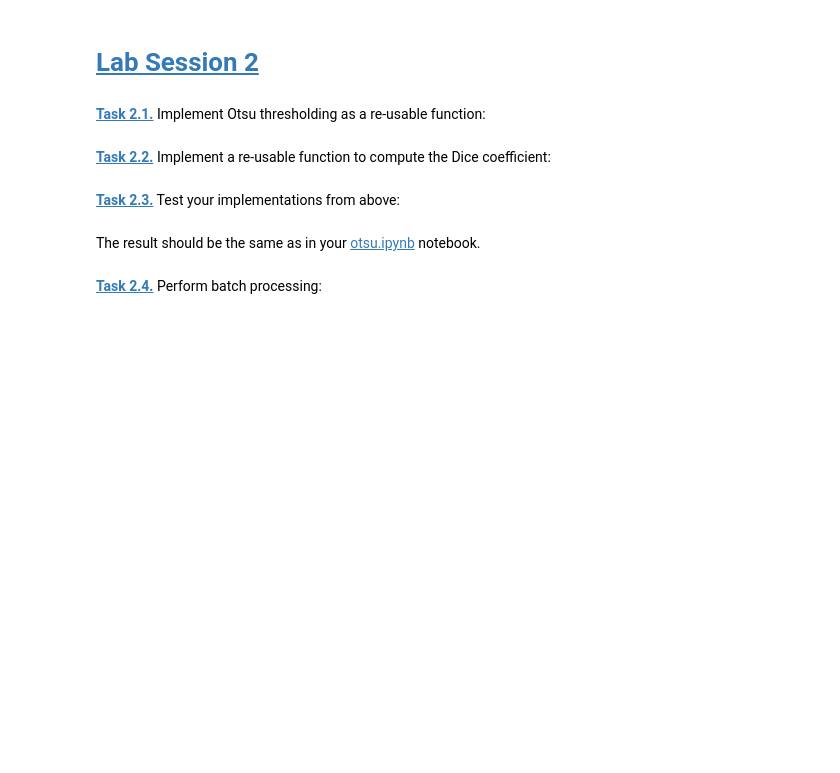
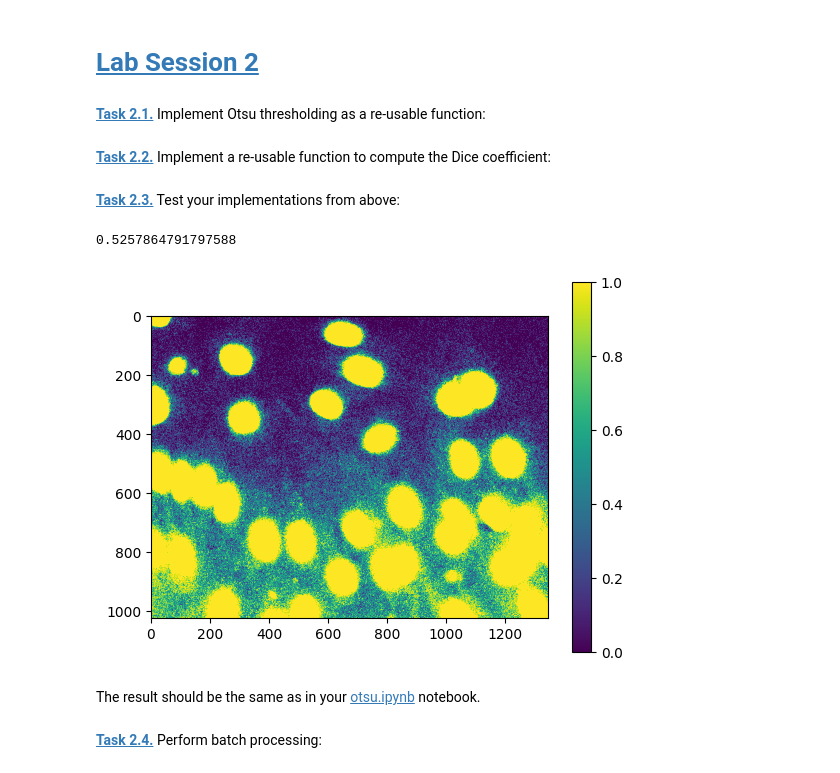
Before and after one commit to grosserC/mobi-fs5-python, a Jupyter notebook: otsu_batch.ipynb, the cells around one changed output. Drawn from its saved outputs; the diff is of its cells as text; code cells hidden in the pictures; blank space fills up the shorter version.

Commit message:
start otsu batch

```diff
--- a/otsu_batch.ipynb
+++ b/otsu_batch.ipynb
@@ -5,25 +5,49 @@ import numpy as np
 import matplotlib.pyplot as plt
 # %% [markdown]
 **[Task 2.1.]()** Implement Otsu thresholding as a re-usable function:
-# %%
-def otsu_thresholding(imgf):
-    img8 = (imgf * 255).round().astype(np.uint8)
-
-    ...
-
-    return seg
+# %%
+def otsu_thresholding(imgf):
+    img8 = (imgf * 255).round().astype(np.uint8)
+    h = np.zeros(256)
+    for i in range (0,255):
+        j = np.array(img8 == i).sum()
+        h[i]=j
+    list_T = []
+
+    for t in range (1,255):
+        T = h[:t].sum()*np.var(h[:t])+h[t:].sum()*np.var(h[t:])
+        list_T.append(T)
+    threshold = list_T.index(min(list_T))+1
+
+    seg = np.array(img8 > threshold)
+
+    return seg
 # %% [markdown]
 **[Task 2.2.]()** Implement a re-usable function to compute the Dice coefficient:
 # %%
 def compute_dice(bin1, bin2):
+    bin1 = np.asarray(bin1>0, dtype = bool)
+    bin2 = np.asarray(bin2, dtype = bool)
     assert bin1.dtype == bool
     assert bin2.dtype == bool
 
-    ...
+    GH = np.logical_and(bin1, bin2).sum()
+    dice = 2*GH/(bin1.sum()+bin2.sum())
 
     return dice
 # %% [markdown]
 **[Task 2.3.]()** Test your implementations from above:
+# %%
+seg = otsu_thresholding(plt.imread('data/NIH3T3/im/dna-0.png'))
+plt.figure()
+plt.imshow(seg)
+plt.colorbar()
+
+dice = compute_dice(seg, plt.imread('data/NIH3T3/gt/0.png'))
+print(dice)
+# %% [output]
+0.5257864791797588
+[figure, added]
 # %% [markdown]
 The result should be the same as in your [otsu.ipynb](otsu.ipynb) notebook.
 # %% [markdown]
```
Also changed, not shown: parts of 1 cell of this notebook, 3 other files.
